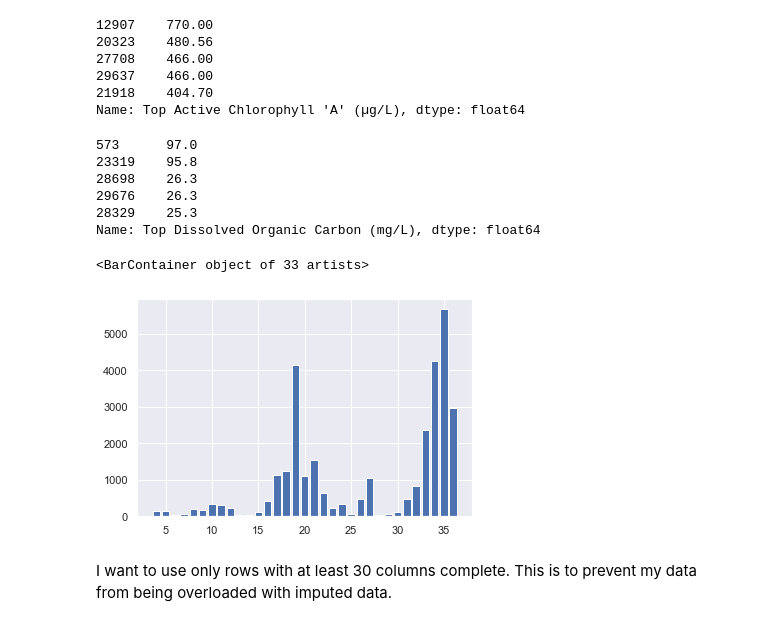
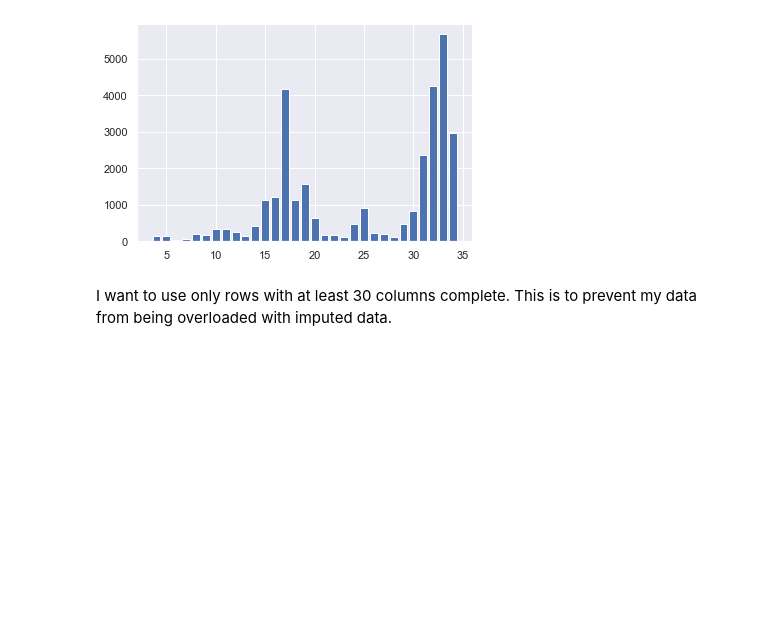
Before and after one commit to dradamski/capstone-two, a Jupyter notebook: notebooks/Data Exploration.ipynb, the cells around one changed output. Saved outputs shown, nothing was run; the diff lists cells and outputs as text; code cells hidden in the pictures; blank space fills up the shorter version.

```diff
--- a/notebooks/Data Exploration.ipynb
+++ b/notebooks/Data Exploration.ipynb
@@ -196,2 +12,0 @@ Name: Bottom PH, dtype: float64
-# %%
-wq_df.at[25344, 'Bottom PH'] = 7.50
@@ -287,2 +12,0 @@ Name: Top Total Suspended Solid (mg/L), dtype: float64
-# %%
-wq_df = wq_df.drop(index=2843)
@@ -309,35 +13,12 @@ Name: Bottom Total Suspended Solid (mg/L), dtype: float64
-# %%
-wq_df.nlargest(5, 'Top Active Chlorophyll \'A\' (µg/L)')['Top Active Chlorophyll \'A\' (µg/L)']
-# %% [output]
-12907    770.00
-20323    480.56
-27708    466.00
-29637    466.00
-21918    404.70
-Name: Top Active Chlorophyll 'A' (µg/L), dtype: float64
-# %%
-wq_df.nlargest(5, 'Top Dissolved Organic Carbon (mg/L)')['Top Dissolved Organic Carbon (mg/L)']
-# %% [output]
-573      97.0
-23319    95.8
-28698    26.3
-29676    26.3
-28329    25.3
-Name: Top Dissolved Organic Carbon (mg/L), dtype: float64
-# %%
-wq_df = wq_df.drop(index=[573, 23319])
-# %%
-wq_df.reset_index(drop=True, inplace=True)
 # %%
 row_lengths = defaultdict(int)
 
 for i, row in wq_df.iterrows():
     row_lengths[row.notnull().sum()] += 1
 # %%
-plt.bar(x=row_lengths.keys(), height=row_lengths.values())
+_ = plt.bar(x=row_lengths.keys(), height=row_lengths.values())
 # %% [output]
-<BarContainer object of 33 artists>
-[figure, old version]
+[figure, new version]
 # %% [markdown]
 I want to use only rows with at least 30 columns complete. This is to prevent my data from being overloaded with imputed data.
 # %%
```
Also changed, not shown: parts of 44 cells of this notebook.
